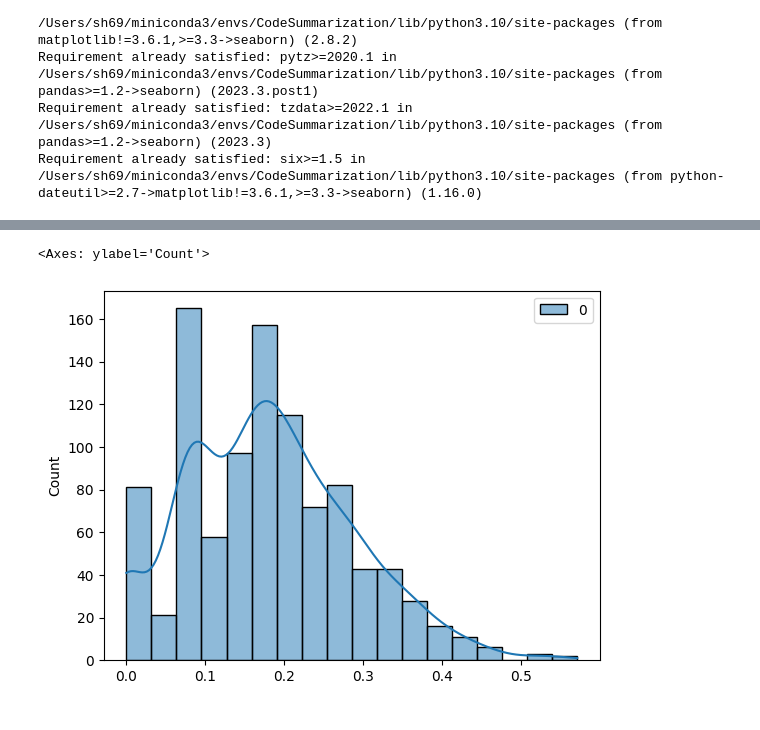
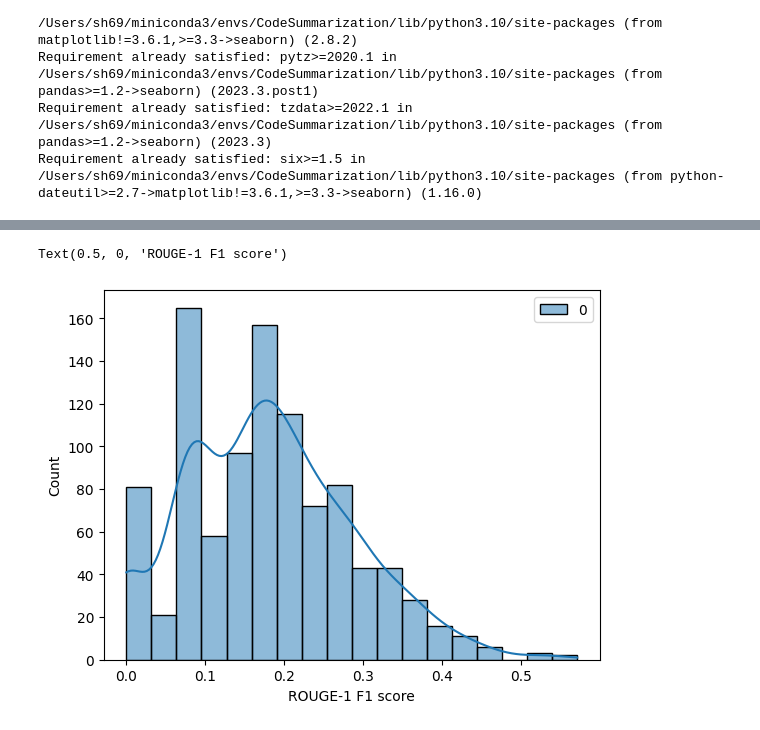
Before and after one commit to huan1372/CS410_TextInformationSystems, a Jupyter notebook: Dataset.ipynb, the cells around one changed output, grey strips where cells are left out. Cells and saved outputs as stored; diff of their text form; code cells hidden in the pictures.

```diff
--- a/Dataset.ipynb
+++ b/Dataset.ipynb
@@ -82,7 +82,8 @@ from nltk.translate.bleu_score import sentence_bleu
 from rouge import Rouge
 
 GENERATE_NUM = 1000
-score_list = []
+score_list_ROUGE_1 = []
+score_list_ROUGE_2 = []
 for indx, data in enumerate(dataset["train"]):
     if indx == GENERATE_NUM:
         break
@@ -100,7 +101,9 @@ for indx, data in enumerate(dataset["train"]):
     # Rouge Score
     rouge = Rouge()
     scores = rouge.get_scores(candidate_summary, reference_summary)
-    score_list.append(scores[0]['rouge-1']['f'])
+    #print(scores)
+    score_list_ROUGE_1.append(scores[0]['rouge-1']['f'])
+    score_list_ROUGE_2.append(scores[0]['rouge-2']['f'])
     # print(f"ROUGE Score: {scores[0]['rouge-1']['f']:.4f}")
 # %% [output]
 Your max_length is set to 20, but your input_length is only 15. Since this is a summarization task, where outputs shorter than the input are typically wanted, you might consider decreasing max_length  ...
@@ -154,8 +147,10 @@ plt.show()
 # %%
 import seaborn as sns
 import pandas as pd
-new_score_list =  pd.DataFrame(score_list)
+import matplotlib.pyplot as plt
+new_score_list =  pd.DataFrame(score_list_ROUGE_1)
 sns.histplot(data=new_score_list, kde=True)
+plt.xlabel("ROUGE-1 F1 score")
 # %% [output]
-<Axes: ylabel='Count'>
+Text(0.5, 0, 'ROUGE-1 F1 score')
-[figure, old version]
+[figure, new version]
```
Also changed, not shown: parts of 3 cells of this notebook, 4 other files.
